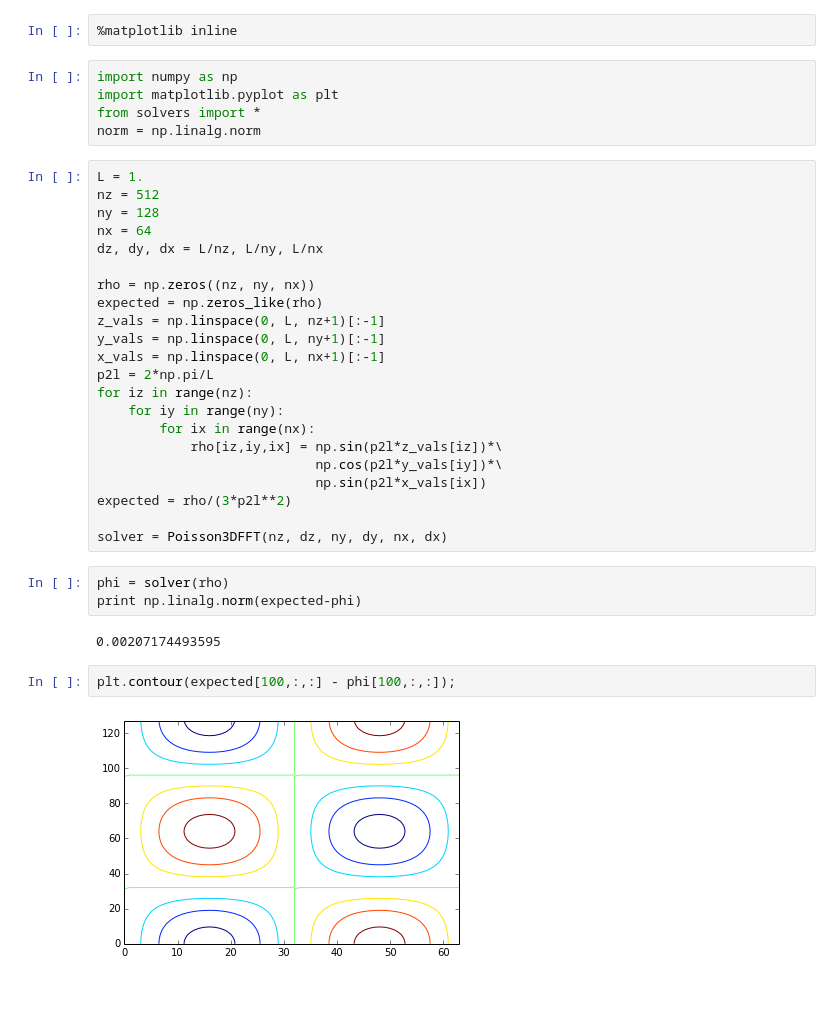
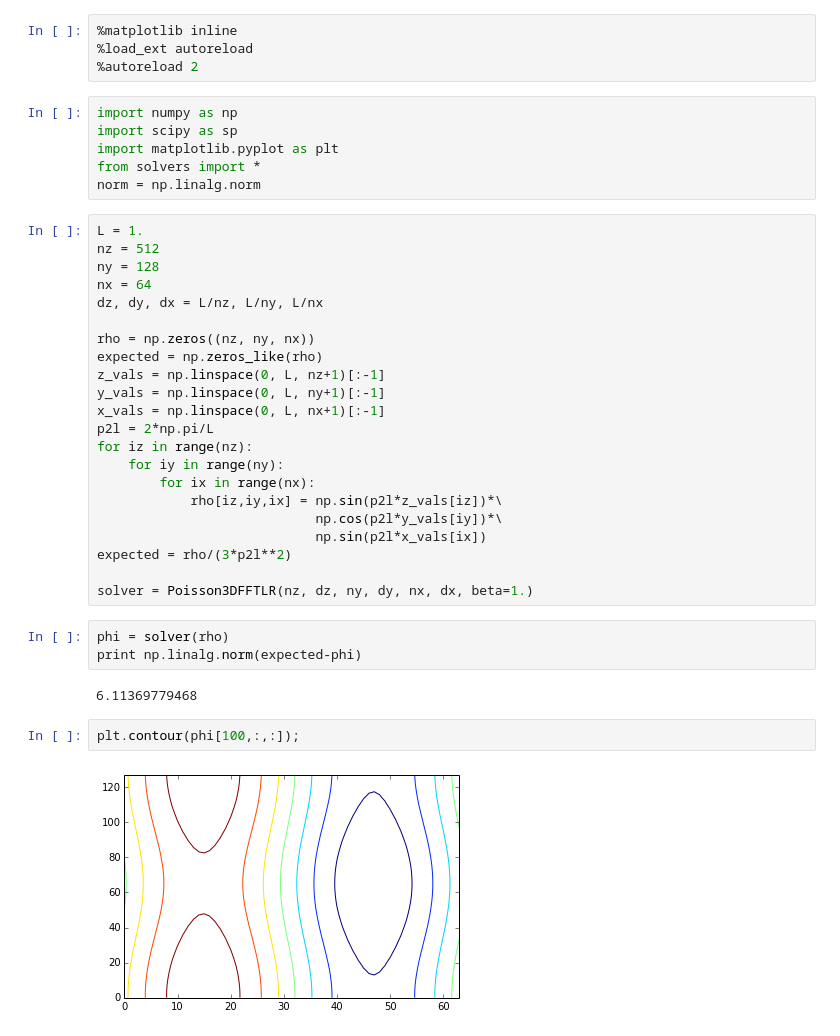
Before and after one commit to dreamer2368/py3d3v, a Jupyter notebook: py3d3v/fft-3d.ipynb, the cells around one changed output. Saved outputs shown, nothing was run; the diff lists cells and outputs as text; blank space fills up the shorter version.

Commit message:
Model notes and testing new solver

```diff
--- a/py3d3v/fft-3d.ipynb
+++ b/py3d3v/fft-3d.ipynb
@@ -1,7 +1,10 @@
 # %%
 %matplotlib inline
+%load_ext autoreload
+%autoreload 2
 # %%
 import numpy as np
+import scipy as sp
 import matplotlib.pyplot as plt
 from solvers import *
 norm = np.linalg.norm
@@ -26,16 +29,16 @@ for iz in range(nz):
                             np.sin(p2l*x_vals[ix])
 expected = rho/(3*p2l**2)
 
-solver = Poisson3DFFT(nz, dz, ny, dy, nx, dx)
+solver = Poisson3DFFTLR(nz, dz, ny, dy, nx, dx, beta=1.)
 # %%
 phi = solver(rho)
 print np.linalg.norm(expected-phi)
 # %% [output]
-0.00207174493595
+6.11369779468
 # %%
-plt.contour(expected[100,:,:] - phi[100,:,:]);
+plt.contour(phi[100,:,:]);
 # %% [output]
-[figure, old version]
+[figure, new version]
 # %%
 # For a single particle
 L = 1.
```
Also changed, not shown: parts of 4 cells of this notebook, 1 other file.
